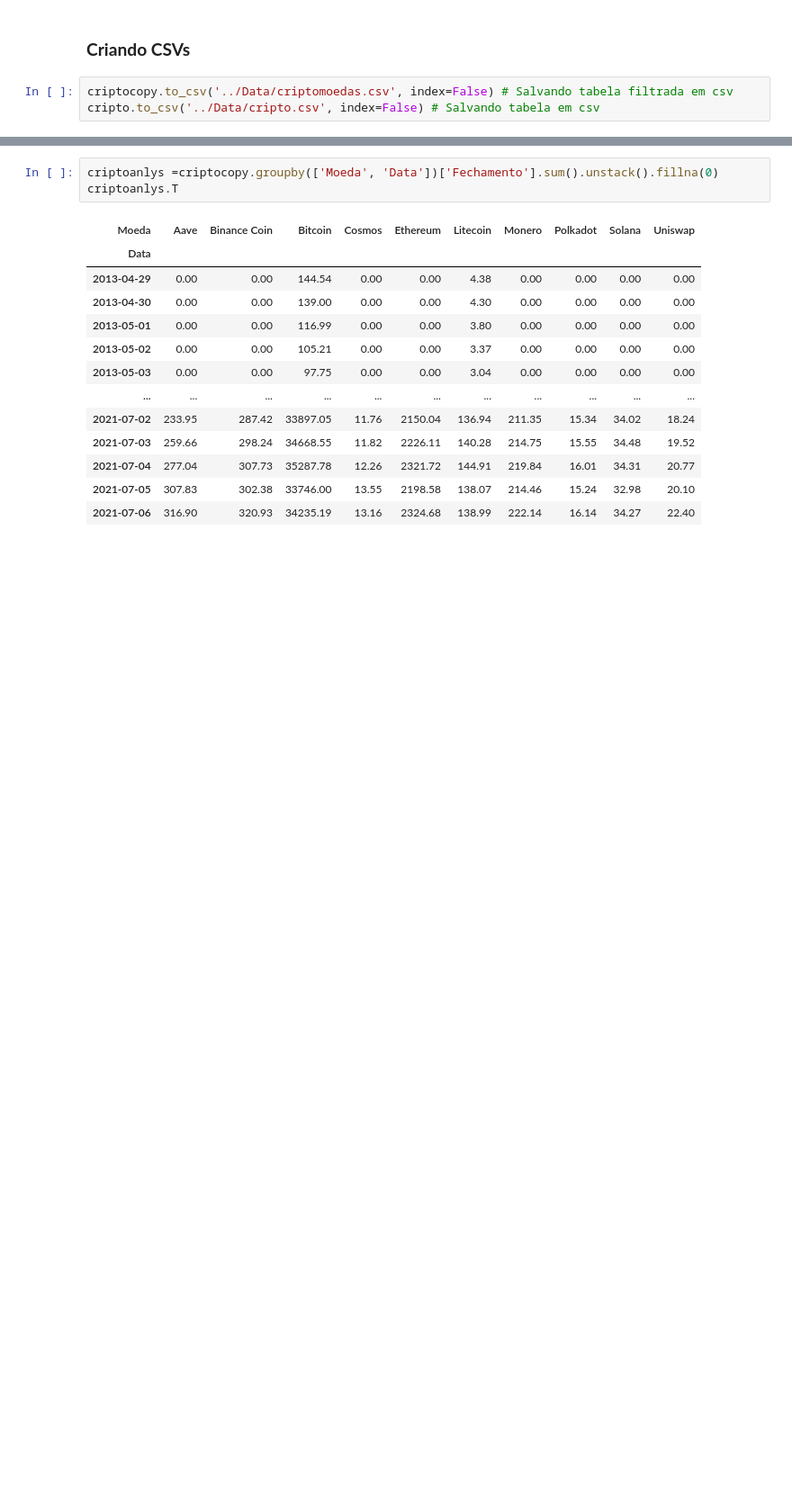
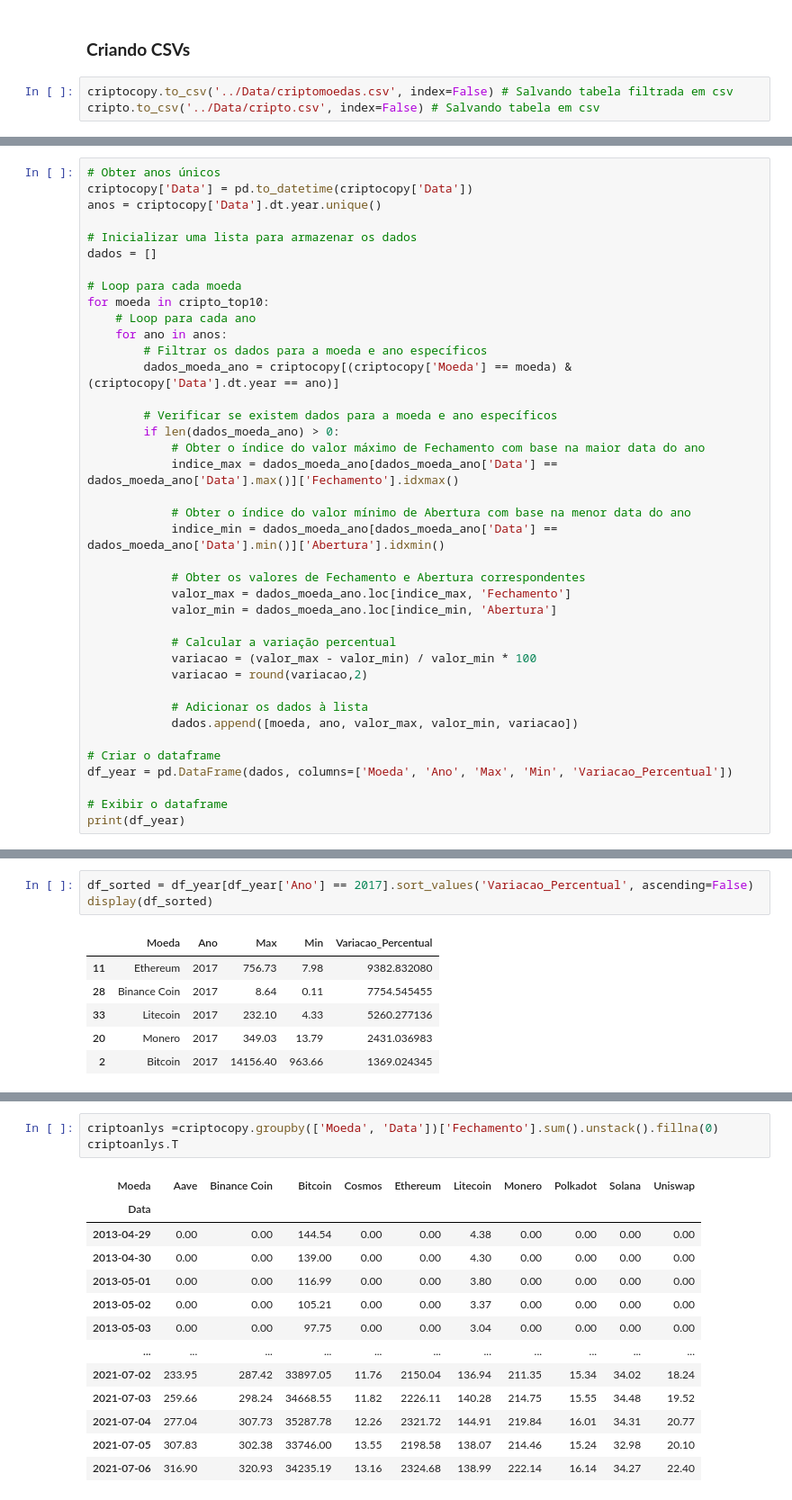
Before and after one commit to NewKanvas/M5-Projeto-5, a Jupyter notebook: Code/crypto_anlys.ipynb, the cells around one changed output, grey strips where cells are left out. Shown at 90% size. Cells and saved outputs as stored; diff of their text form; blank space fills up the shorter version.

```diff
--- a/Code/crypto_anlys.ipynb
+++ b/Code/crypto_anlys.ipynb
@@ -293,0 +472,39 @@ cripto.to_csv('../Data/cripto.csv', index=False) # Salvando tabela em csv
+# %%
+# Obter anos únicos
+criptocopy['Data'] = pd.to_datetime(criptocopy['Data'])
+anos = criptocopy['Data'].dt.year.unique()
+
+# Inicializar uma lista para armazenar os dados
+dados = []
+
+# Loop para cada moeda
+for moeda in cripto_top10:
+    # Loop para cada ano
+    for ano in anos:
+        # Filtrar os dados para a moeda e ano específicos
+        dados_moeda_ano = criptocopy[(criptocopy['Moeda'] == moeda) & (criptocopy['Data'].dt.year == ano)]
+
+        # Verificar se existem dados para a moeda e ano específicos
+        if len(dados_moeda_ano) > 0:
+            # Obter o índice do valor máximo de Fechamento com base na maior data do ano
+            indice_max = dados_moeda_ano[dados_moeda_ano['Data'] == dados_moeda_ano['Data'].max()]['Fechamento'].idxmax()
+
+            # Obter o índice do valor mínimo de Abertura com base na menor data do ano
+            indice_min = dados_moeda_ano[dados_moeda_ano['Data'] == dados_moeda_ano['Data'].min()]['Abertura'].idxmin()
+
+            # Obter os valores de Fechamento e Abertura correspondentes
+            valor_max = dados_moeda_ano.loc[indice_max, 'Fechamento']
+            valor_min = dados_moeda_ano.loc[indice_min, 'Abertura']
+
+            # Calcular a variação percentual
+            variacao = (valor_max - valor_min) / valor_min * 100
+            variacao = round(variacao,2)
+
+            # Adicionar os dados à lista
+            dados.append([moeda, ano, valor_max, valor_min, variacao])
+
+# Criar o dataframe
+df_year = pd.DataFrame(dados, columns=['Moeda', 'Ano', 'Max', 'Min', 'Variacao_Percentual'])
+
+# Exibir o dataframe
+print(df_year)
@@ -293,0 +576,10 @@ cripto.to_csv('../Data/cripto.csv', index=False) # Salvando tabela em csv
+# %%
+df_sorted = df_year[df_year['Ano'] == 2017].sort_values('Variacao_Percentual', ascending=False)
+display(df_sorted)
+# %% [output]
+|  | Moeda | Ano | Max | Min | Variacao_Percentual |
+| 11 | Ethereum | 2017 | 756.73 | 7.98 | 9382.832080 |
+| 28 | Binance Coin | 2017 | 8.64 | 0.11 | 7754.545455 |
+| 33 | Litecoin | 2017 | 232.10 | 4.33 | 5260.277136 |
+| 20 | Monero | 2017 | 349.03 | 13.79 | 2431.036983 |
+| 2 | Bitcoin | 2017 | 14156.40 | 963.66 | 1369.024345 |
```
Also changed, not shown: parts of 23 cells of this notebook.
